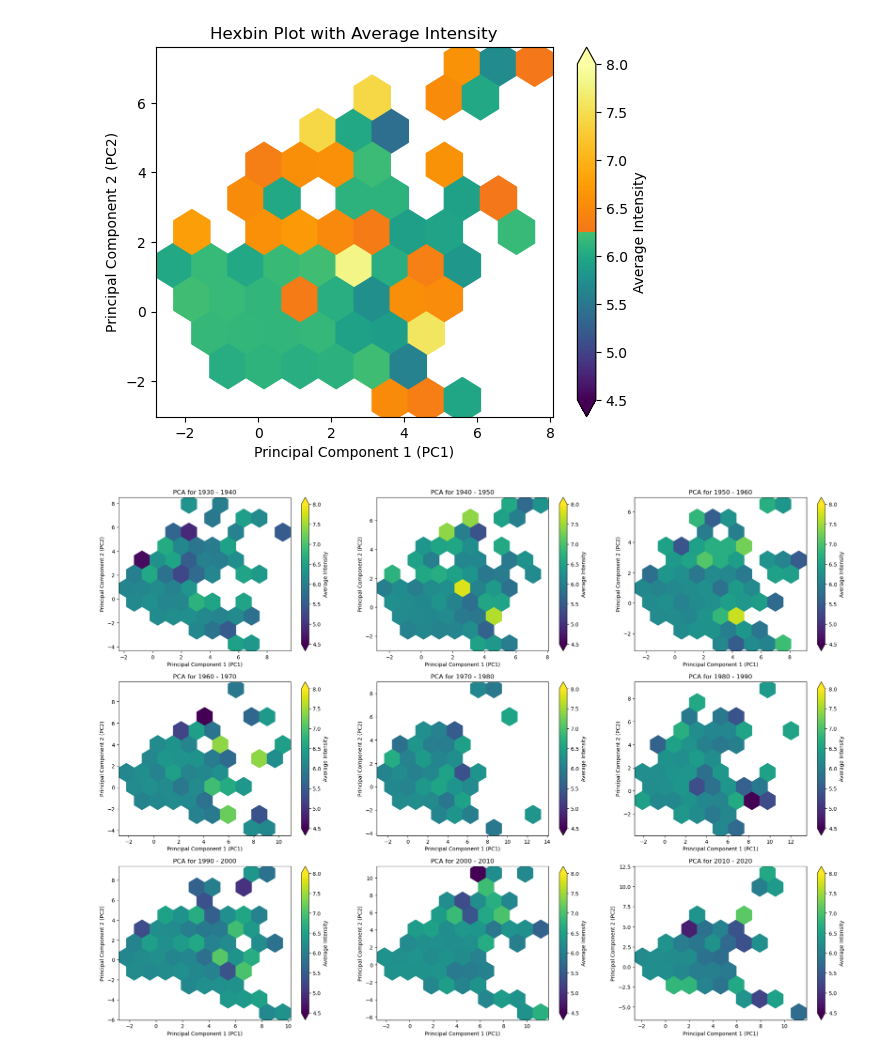
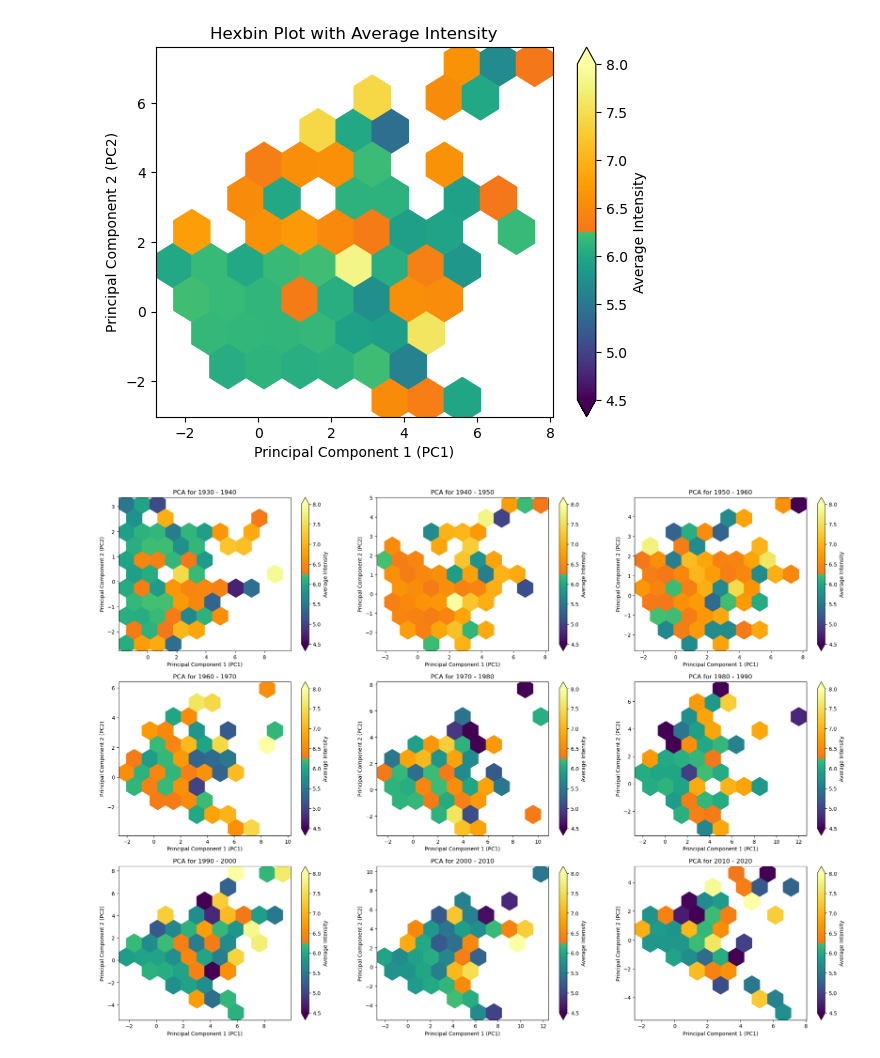
Before and after one commit to epfl-ada/ada-2023-project-dromadaire, a Jupyter notebook: ModeAnal.ipynb, the cells around one changed output. Cells and saved outputs as stored; diff of their text form; code cells hidden in the pictures.

```diff
--- a/ModeAnal.ipynb
+++ b/ModeAnal.ipynb
@@ -21,10 +21,23 @@ Intel MKL WARNING: Support of Intel(R) Streaming SIMD Extensions 4.2 (Intel(R) S
 # %%
 actors = pd.read_pickle("./data/actors.pkl")
 movies = pd.read_pickle("./data/movies.pkl").set_index('IMDb_ID')
+
+actors_movies = actors.droplevel(0, axis=1).merge(movies['averageRating'],left_on='IMDb_ID', right_index=True)
+actors_movies = actors_movies.drop(columns=['birthYear', 'movie_count_genre'])
+actors_movies = actors_movies.replace("\\N", pd.NA)
-# %%
-tmp = actors.droplevel(0, axis=1).merge(movies['averageRating'],left_on='IMDb_ID', right_index=True)
-
-median_rating = tmp['averageRating'].median()
+# %%
+# Input:
+#   - year (int)
+#   - range (int)
+# Output:
+#   - Range (str)
+def create_range(year, range=10):
+    start_range = (year // range) * range
+    return "{} - {}".format(start_range, start_range + range)
+
+
+actors_movies = actors_movies.sort_values(by='Movie release date')
+actors_movies['ReleaseYearRange'] = actors_movies['Movie release date'].apply(lambda x: create_range(x))
 # %%
 # Input:
 #   - year (int)
@@ -257,38 +271,47 @@ Year40 = tmp[tmp['ReleaseYearRange'] == '1950 - 1960']
 # %%
 figs, axs = plt.subplots(3, 3, figsize=(25, 18))
 axs = axs.flatten()
-Years = tmp['ReleaseYearRange'].unique()
+Years = actors_movies['ReleaseYearRange'].unique()
 
 for i, year_range in enumerate(Years):
+    Year = actors_movies[actors_movies['ReleaseYearRange'] == year_range]
 
-    Year = tmp[tmp['ReleaseYearRange'] == Years[i]]
+    # Reset the index of Year to ensure alignment
+    Year.reset_index(drop=True, inplace=True)
+
     scaler = StandardScaler()
-    df_standardized = scaler.fit_transform(Year[['awards', 'nominations', 'movie_count', 'movie_count_genre', 'genres_b4', 'isMale', 'age_at_release']].dropna())
+    # Apply dropna() before scaling to ensure matching indices
+    non_null_data = Year[['awards', 'nominations', 'movie_count', 'genres_b4', 'isMale', 'age_at_release']].dropna()
+    #non_null_data = Year[['awards', 'genres_b4', 'movie_count', 'nominations']].dropna()
+    df_standardized = scaler.fit_transform(non_null_data)
     pca = PCA(n_components=2)
     pca_result = pca.fit_transform(df_standardized)
 
     # Create a DataFrame with the PCA results
     df_pca = pd.DataFrame(data=pca_result, columns=['PC1', 'PC2'])
-    df_pca['Rating'] = tmp['averageRating']
+    # Use non_null_data.index to ensure correct alignment of ratings
+    df_pca['Rating'] = Year.loc[non_null_data.index, 'averageRating']
 
     # Set custom vmin and vmax values
     vmin = 4.5  # minimum value for the color scale
     vmax = 8    # maximum value for the color scale
 
     # Create a custom colormap
     colors_below_6_2 = plt.cm.viridis(np.linspace(0, 0.7, 256))
     colors_above_6_2 = plt.cm.inferno(np.linspace(0.7, 1, 256))
     colors_combined = np.vstack((colors_below_6_2, colors_above_6_2))
     custom_cmap = LinearSegmentedColormap.from_list('custom_colormap', colors_combined)
 
     # Create a hexbin plot with the custom colormap
-    hexbin = axs[i].hexbin(df_pca['PC1'], df_pca['PC2'], C=df_pca['Rating'], gridsize=10, cmap='viridis', reduce_C_function=np.mean, vmin=vmin, vmax=vmax)
+    hexbin = axs[i].hexbin(df_pca['PC1'], df_pca['PC2'], C=df_pca['Rating'], gridsize=10, cmap=custom_cmap, reduce_C_function=np.mean, vmin=vmin, vmax=vmax)
+
+
     axs[i].set_xlabel('Principal Component 1 (PC1)')
     axs[i].set_ylabel('Principal Component 2 (PC2)')
     axs[i].set_title(f'PCA for {year_range}')
     plt.colorbar(hexbin, label='Average Intensity', extend='both')
 
 
 plt.show()
 # %% [output]
-[figure, old version]
+[figure, new version]
```
Also changed, not shown: parts of 3 cells of this notebook.
